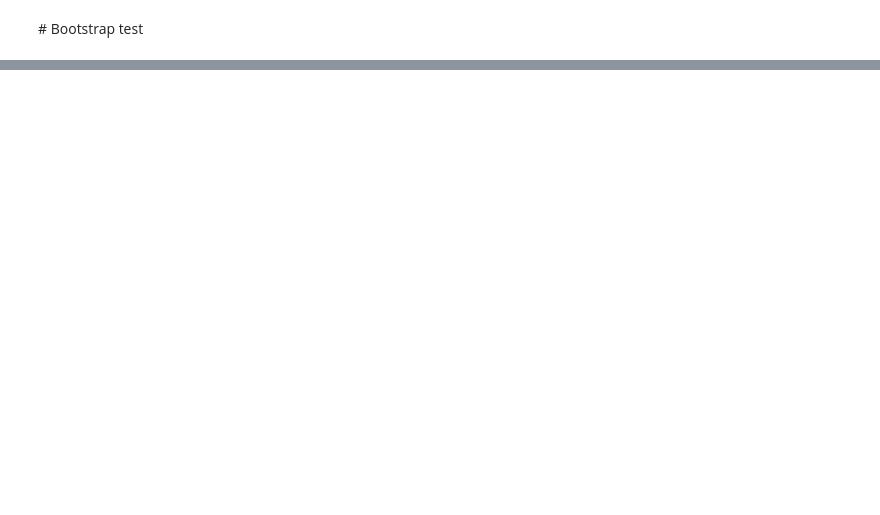
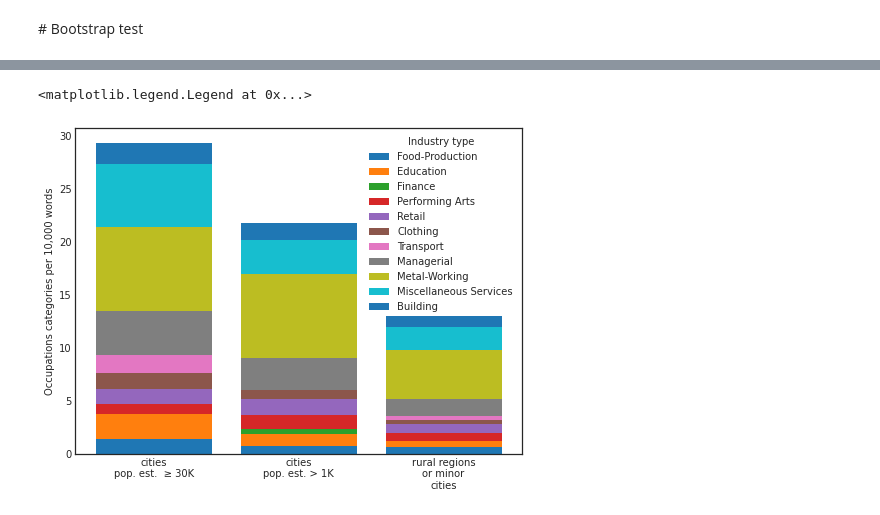
Before and after one commit to sdam-au/LI_ETL, a Jupyter notebook: scripts/1_6_py_OCCUPS&ORGS_SPATIAL.ipynb, the cells around one changed output, grey strips where cells are left out. Saved outputs shown, nothing was run; the diff lists cells and outputs as text; code cells hidden in the pictures; blank space fills up the shorter version.

```diff
--- a/scripts/1_6_py_OCCUPS&ORGS_SPATIAL.ipynb
+++ b/scripts/1_6_py_OCCUPS&ORGS_SPATIAL.ipynb
@@ -274,0 +341,22 @@ bootstrap_test(EDHg_middle_cities, EDHg_rural, 1000, 1000, "organizations_N")
+# %%
+occups_cats_data = {}
+
+labels=[
+    "cities\npop. est.  ≥ 30K",
+    "cities\npop. est. > 1K",
+    "rural regions\nor minor\ncities"
+]
+all_present_categories = []
+
+for df_subset, subset_title in zip([EDHg_big_cities, EDHg_rest_cities, EDHg_rural], labels):
+    occups_cats_list = [el for sublist in df_subset["occups_cats"].tolist() for el in sublist]
+    wordcount = df_subset["clean_text_interpretive_word"].astype("str").apply(lambda x: len(x.split())).sum()
+    occups_cats_dist = nltk.FreqDist(occups_cats_list).most_common()
+    categories = [tup[0] for tup in occups_cats_dist]
+    all_present_categories.extend(categories[:10])
+    freqs = [(tup[1] / wordcount) * 10000 for tup in occups_cats_dist]
+    cat_freq_dict = dict(zip(categories[:10], freqs[:10]))
+    total_freq = np.sum(freqs)
+    occups_cats_data[subset_title] = {"categories" : categories, "freqs" : freqs, "cat_freq_dict" : cat_freq_dict,"total_freq" : total_freq}
+    print(categories, freqs, total_freq)
+all_present_categories = list(set(all_present_categories))
@@ -274,0 +387,10 @@ bootstrap_test(EDHg_middle_cities, EDHg_rural, 1000, 1000, "organizations_N")
+# %%
+data_by_category = {}
+for cat in all_present_categories:
+    cat_data = []
+    for label in labels:
+        try:
+            cat_data.append(occups_cats_data[label]["cat_freq_dict"][cat])
+        except:
+            cat_data.append(0)
+    data_by_category[cat] = cat_data
@@ -274,0 +417,15 @@ bootstrap_test(EDHg_middle_cities, EDHg_rural, 1000, 1000, "organizations_N")
+# %%
+plt.style.use("seaborn-white")
+
+fig, ax = plt.subplots(figsize=[8,6])
+first_bar_cat = list(data_by_category.keys())[0]
+ax.bar(labels, data_by_category[first_bar_cat], label=first_bar_cat)
+bottom = data_by_category[first_bar_cat]
+for cat in list(data_by_category.keys())[1:]:
+    ax.bar(labels, data_by_category[cat], bottom = bottom, label=cat)
+    bottom += np.array(data_by_category[cat])
+ax.set_ylabel("Occupations categories per 10,000 words")
+ax.legend(title="Industry type", bbox_to_anchor=(1, 1))
+# %% [output]
+<matplotlib.legend.Legend at 0x...>
+[figure, added]
```
Also changed, not shown: parts of 44 cells of this notebook, 1 other file.
